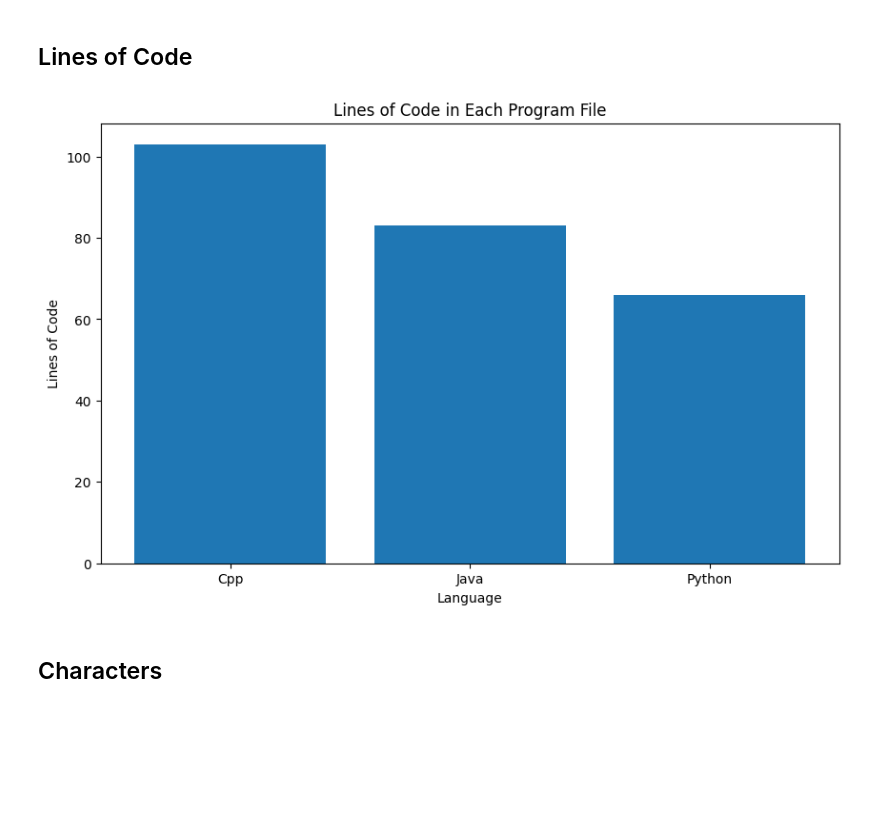
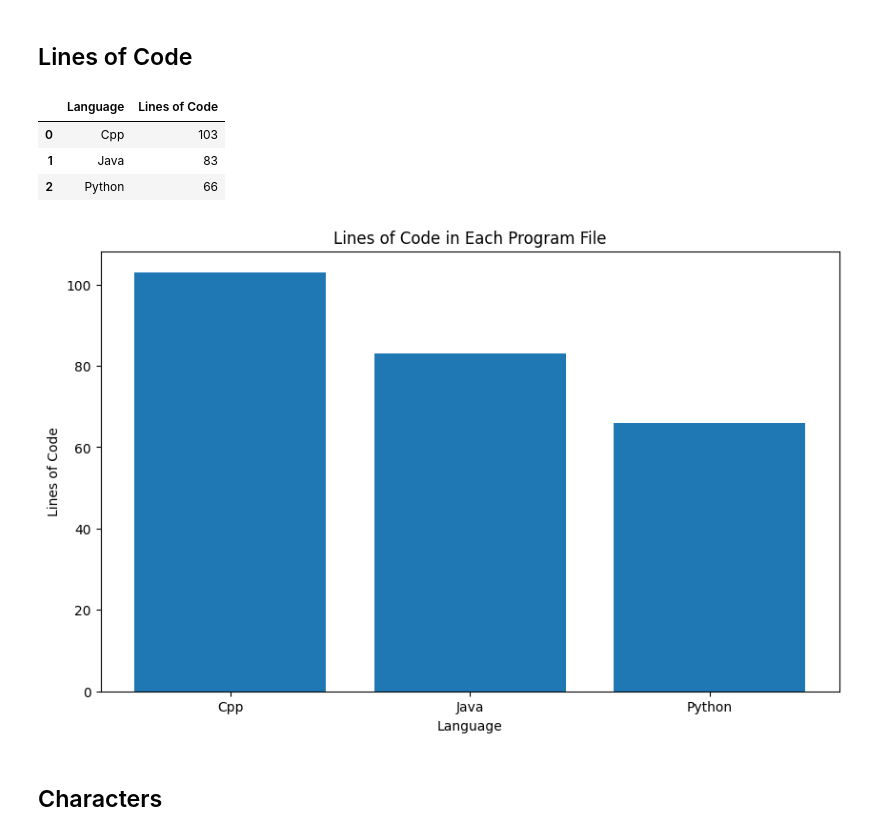
Before and after one commit to m4nv3ru/fm-ws23, a Jupyter notebook: fm.ipynb, the cells around one changed output. Cells and saved outputs as stored; diff of their text form; code cells hidden in the pictures; blank space fills up the shorter version.

```diff
--- a/fm.ipynb
+++ b/fm.ipynb
@@ -197,30 +192,35 @@ show_memory_usage(benchmark_rc_df)
 # %%
 def count_lines_of_code(file_path):
     """Counts the number of lines in a given file."""
     try:
         with open(file_path, 'r') as file:
             lines = file.readlines()
             return len(lines)
     except FileNotFoundError:
         return "File not found."
 
 lines_of_code = {
     'Cpp': count_lines_of_code("./cpp/merge_sort.cpp"),
     'Java': count_lines_of_code("./java/MergeSort.java"),
     'Python': count_lines_of_code("./python/merge_sort.py")
 }
 
-# Converting to a DataFrame for plotting
 loc_df = pd.DataFrame(list(lines_of_code.items()), columns=['Language', 'Lines of Code'])
+chars_df = loc_df.sort_values(by='Lines of Code', ascending=False)
+display(loc_df)
 
 # Plotting
 plt.figure(figsize=(10, 6))
 plt.bar(loc_df['Language'], loc_df['Lines of Code'])
 plt.title('Lines of Code in Each Program File')
 plt.xlabel('Language')
 plt.ylabel('Lines of Code')
 plt.show()
 # %% [output]
+|  | Language | Lines of Code |
+| 0 | Cpp | 103 |
+| 1 | Java | 83 |
+| 2 | Python | 66 |
 [figure]
 # %% [markdown]
 ## Characters
```
Also changed, not shown: parts of 12 cells of this notebook, 3 other files.
